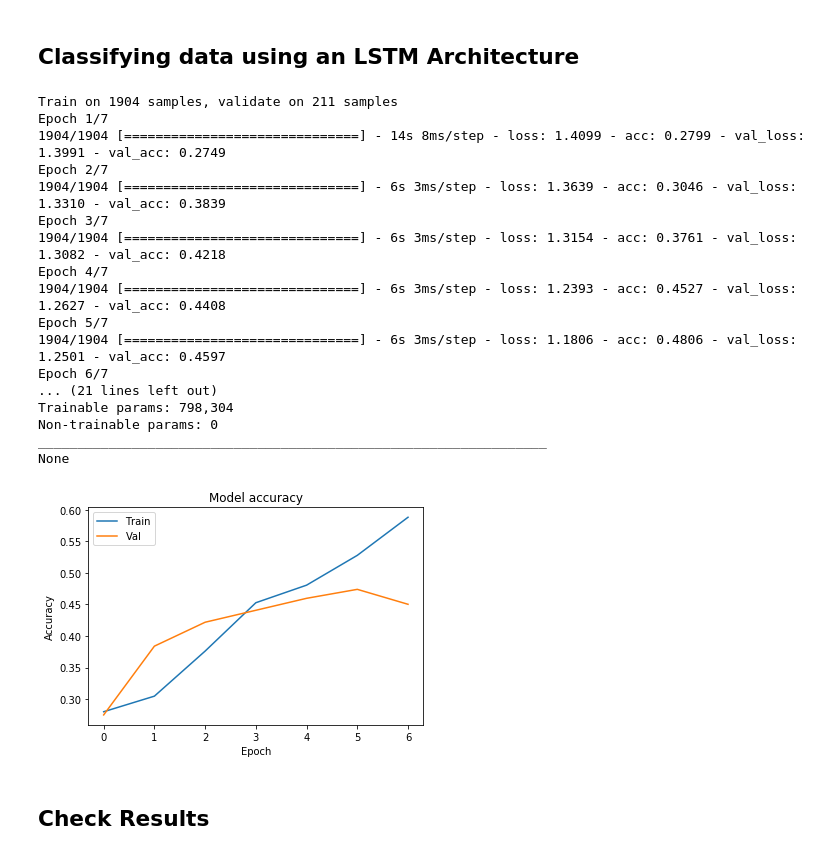
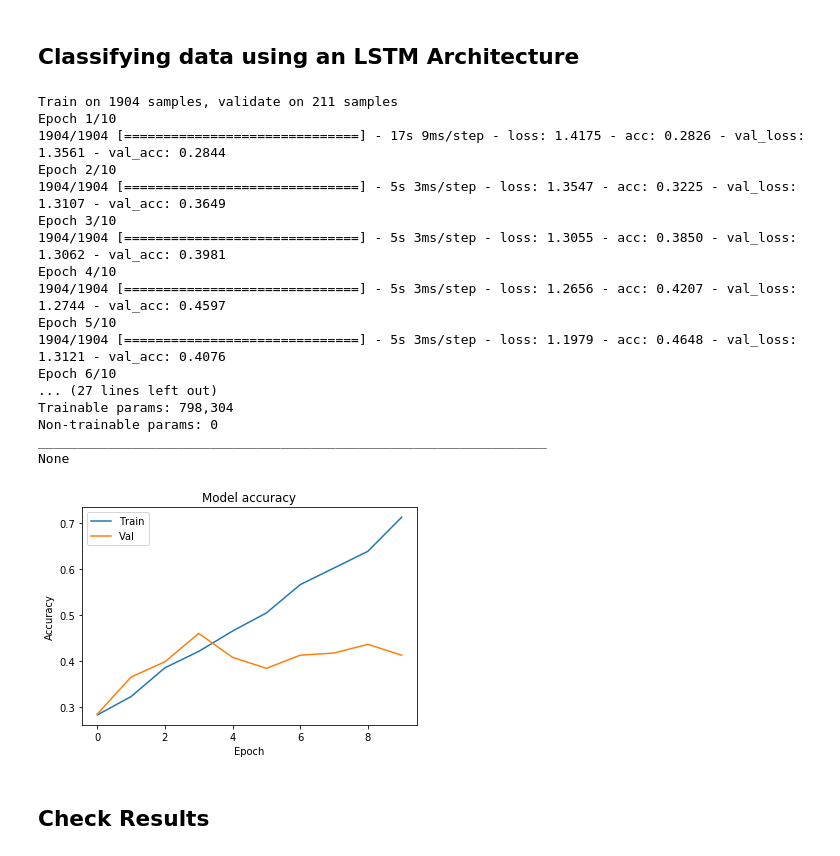
Before and after one commit to tluccs/neural_nets, a Jupyter notebook: EEG_loading.ipynb, the cells around one changed output. Cells and saved outputs as stored; diff of their text form; code cells hidden in the pictures.

```diff
--- a/EEG_loading.ipynb
+++ b/EEG_loading.ipynb
@@ -108,34 +142,34 @@ Test accuracy: 0.21218961
 # %%
 rnn = RNN(X_train, y_train_labels, X_val, y_val_labels,
           X_test, y_test_labels,
-          samples=500, downsample=10)
+          start=0, end=400, downsample=10)
 rnn.train(RNN_architecture=LSTM, activation="softmax", \
-              optimizer='adam', epochs=7, batch_size=64, dropout=0.4, units=400)
+              optimizer='adam', epochs=10, batch_size=64, dropout=0.6, units=400)
 test_loss, test_accuracy = rnn.evaluate()
 print('Test loss:', test_loss)
 print('Test accuracy:', test_accuracy)
 
 rnn.show_model()
 rnn.plot()
 # %% [output]
 Train on 1904 samples, validate on 211 samples
-Epoch 1/7
-1904/1904 [==============================] - 14s 8ms/step - loss: 1.4099 - acc: 0.2799 - val_loss: 1.3991 - val_acc: 0.2749
-Epoch 2/7
-1904/1904 [==============================] - 6s 3ms/step - loss: 1.3639 - acc: 0.3046 - val_loss: 1.3310 - val_acc: 0.3839
-Epoch 3/7
-1904/1904 [==============================] - 6s 3ms/step - loss: 1.3154 - acc: 0.3761 - val_loss: 1.3082 - val_acc: 0.4218
-Epoch 4/7
-1904/1904 [==============================] - 6s 3ms/step - loss: 1.2393 - acc: 0.4527 - val_loss: 1.2627 - val_acc: 0.4408
-Epoch 5/7
-1904/1904 [==============================] - 6s 3ms/step - loss: 1.1806 - acc: 0.4806 - val_loss: 1.2501 - val_acc: 0.4597
-Epoch 6/7
-... (21 lines left out)
+Epoch 1/10
+1904/1904 [==============================] - 17s 9ms/step - loss: 1.4175 - acc: 0.2826 - val_loss: 1.3561 - val_acc: 0.2844
+Epoch 2/10
+1904/1904 [==============================] - 5s 3ms/step - loss: 1.3547 - acc: 0.3225 - val_loss: 1.3107 - val_acc: 0.3649
+Epoch 3/10
+1904/1904 [==============================] - 5s 3ms/step - loss: 1.3055 - acc: 0.3850 - val_loss: 1.3062 - val_acc: 0.3981
+Epoch 4/10
+1904/1904 [==============================] - 5s 3ms/step - loss: 1.2656 - acc: 0.4207 - val_loss: 1.2744 - val_acc: 0.4597
+Epoch 5/10
+1904/1904 [==============================] - 5s 3ms/step - loss: 1.1979 - acc: 0.4648 - val_loss: 1.3121 - val_acc: 0.4076
+Epoch 6/10
+... (27 lines left out)
 Trainable params: 798,304
 Non-trainable params: 0
 _________________________________________________________________
 None
-[figure, old version]
+[figure, new version]
 # %% [markdown]
 ## Check Results
 # %%
```
Also changed, not shown: parts of 3 cells of this notebook, 2 other files.
